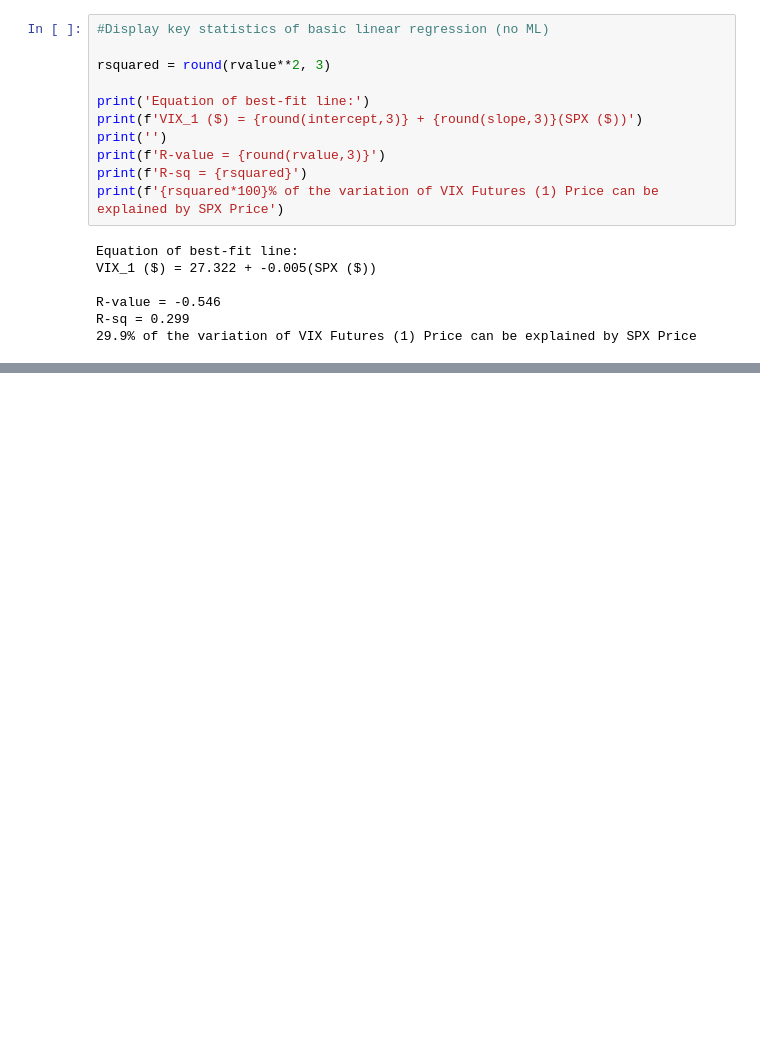
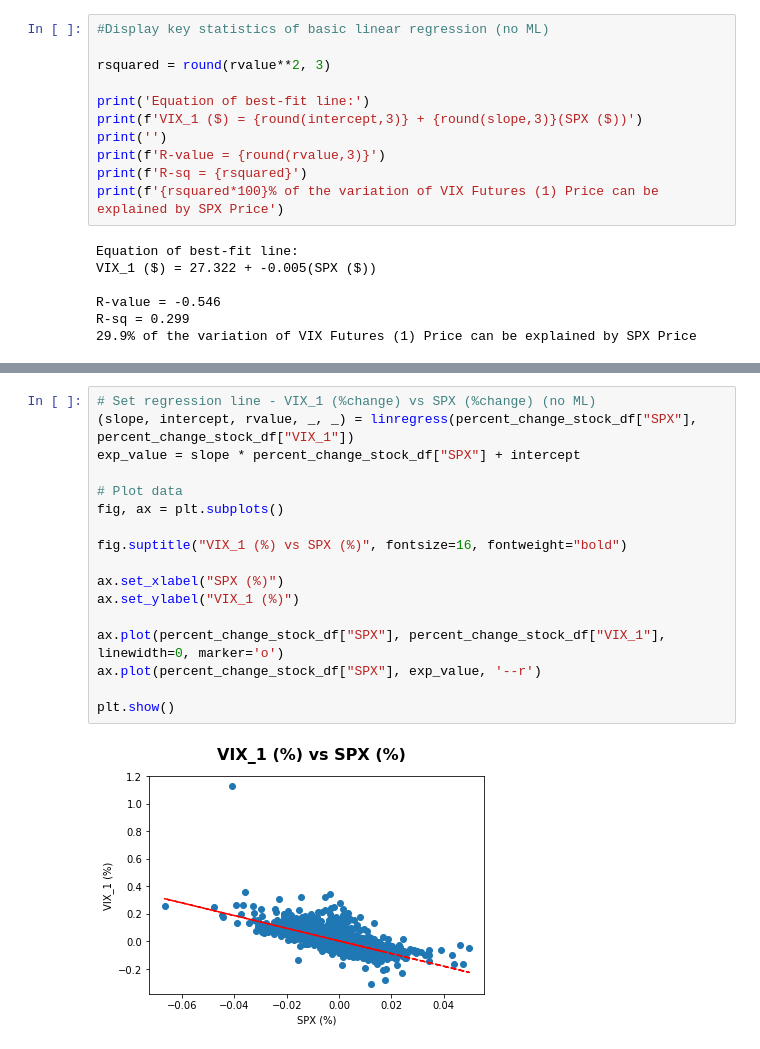
Before and after one commit to blake2323/VIX-vs-SPX-a, a Jupyter notebook: project_3_extract.ipynb, the cells around one changed output, grey strips where cells are left out. Saved outputs shown, nothing was run; the diff lists cells and outputs as text; blank space fills up the shorter version.

```diff
--- a/project_3_extract.ipynb
+++ b/project_3_extract.ipynb
@@ -178,0 +275,19 @@ R-sq = 0.299
+# %%
+# Set regression line - VIX_1 (%change) vs SPX (%change) (no ML)
+(slope, intercept, rvalue, _, _) = linregress(percent_change_stock_df["SPX"], percent_change_stock_df["VIX_1"])
+exp_value = slope * percent_change_stock_df["SPX"] + intercept
+
+# Plot data
+fig, ax = plt.subplots()
+
+fig.suptitle("VIX_1 (%) vs SPX (%)", fontsize=16, fontweight="bold")
+
+ax.set_xlabel("SPX (%)")
+ax.set_ylabel("VIX_1 (%)")
+
+ax.plot(percent_change_stock_df["SPX"], percent_change_stock_df["VIX_1"], linewidth=0, marker='o')
+ax.plot(percent_change_stock_df["SPX"], exp_value, '--r')
+
+plt.show()
+# %% [output]
+[figure, added]
```
Also changed, not shown: parts of 11 cells of this notebook.
